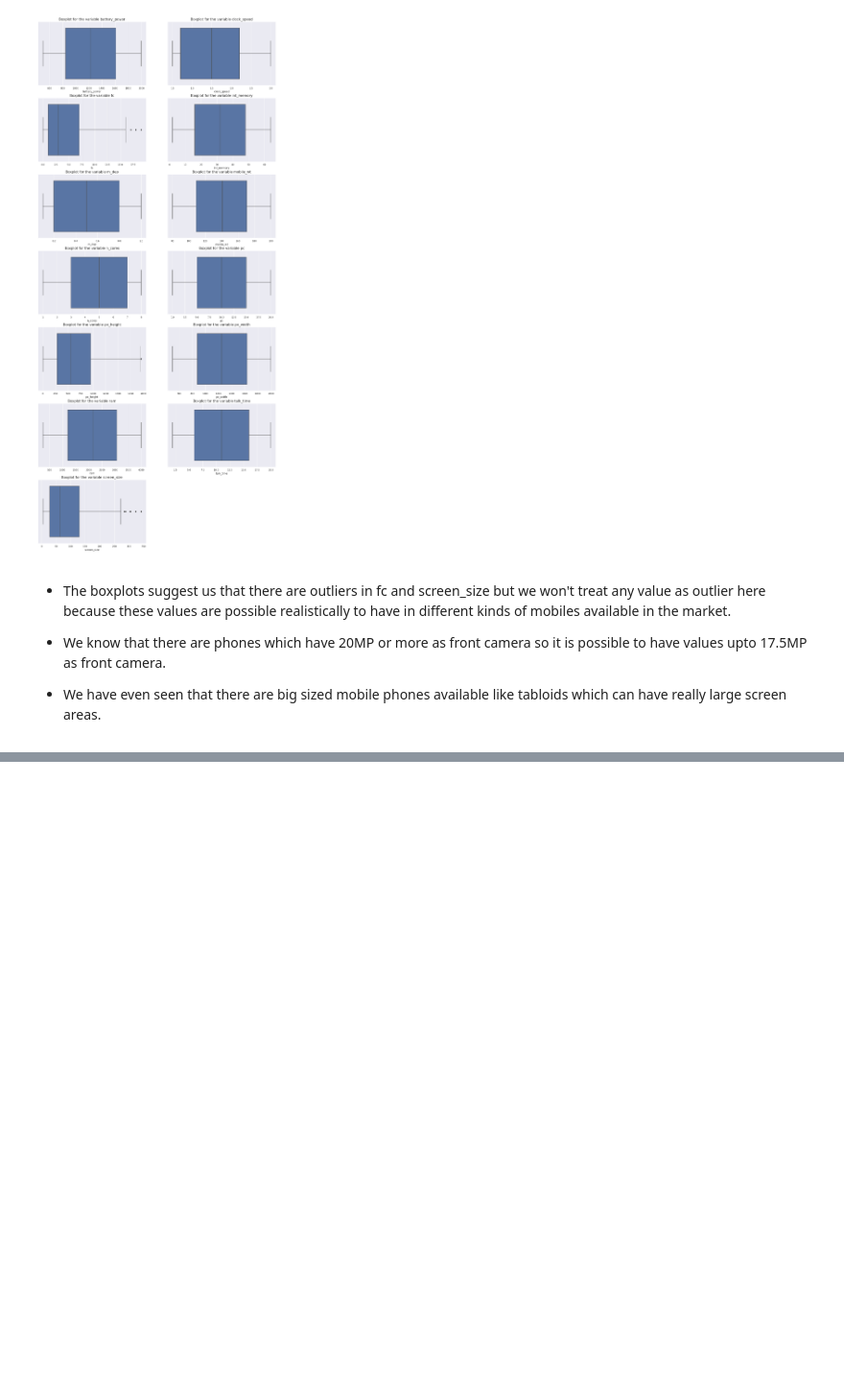
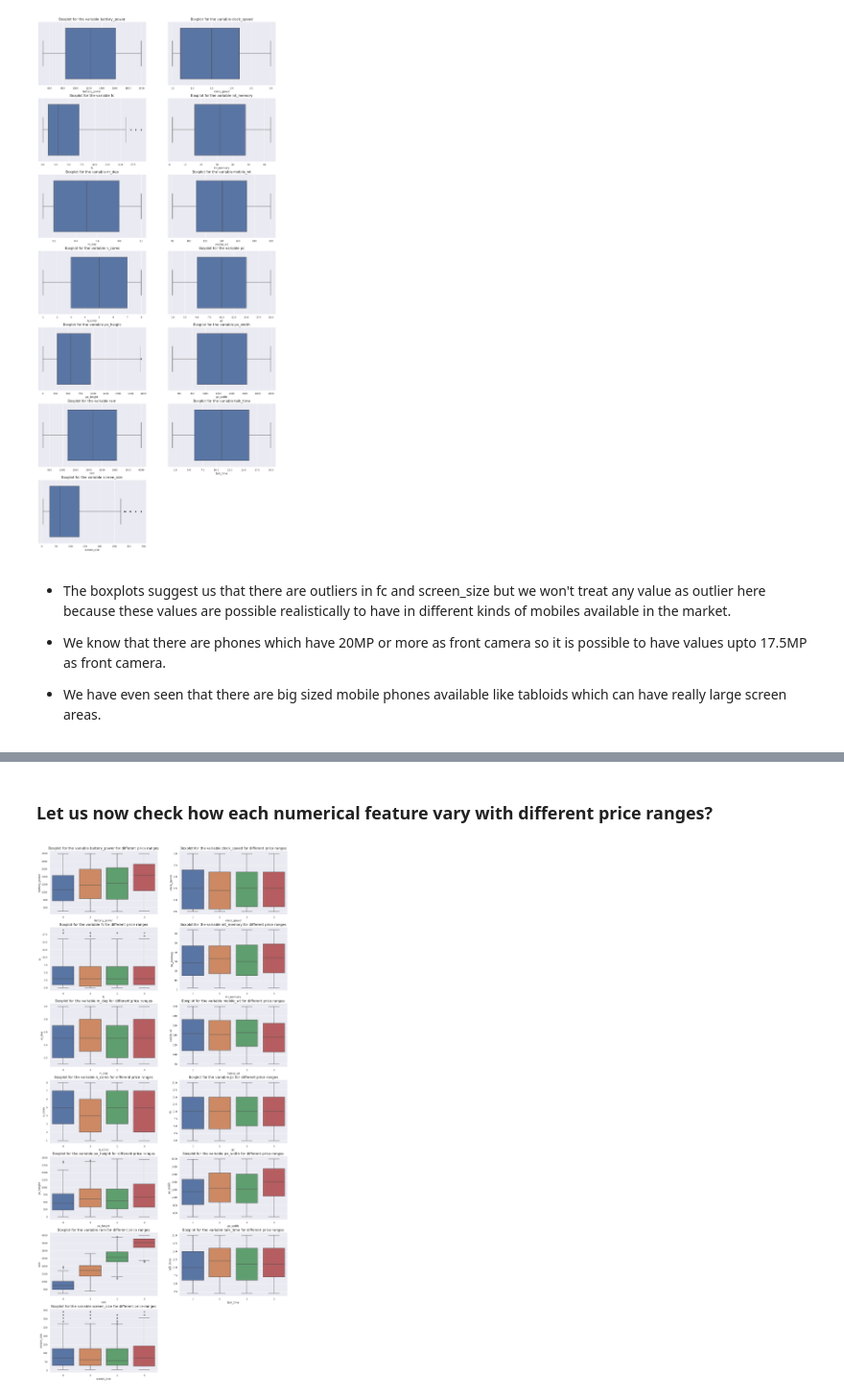
Before and after one commit to Rudrajit12/Mobile-Price-Range-Prediction, a Jupyter notebook: Mobile_Price_Range_Prediction_Capstone_Project.ipynb, the cells around one changed output, grey strips where cells are left out. Shown at 96% size. Drawn from its saved outputs; the diff is of its cells as text; code cells hidden in the pictures; blank space fills up the shorter version.

```diff
--- a/Mobile_Price_Range_Prediction_Capstone_Project.ipynb
+++ b/Mobile_Price_Range_Prediction_Capstone_Project.ipynb
@@ -414,0 +440,14 @@ for feature in num_features:
+# %% [markdown]
+### **Let us now check how each numerical feature vary with different price ranges?**
+# %%
+# plot the boxplots of the numerical features
+count = 1
+plt.subplots(figsize=(20,45))
+for feature in num_features:
+  plt.subplot(7,2,count)
+  sns.boxplot(y=phone_df[feature], x=phone_df['price_range'])
+  plt.title(f"Boxplot for the variable {feature} for different price ranges", fontsize=16)
+  plt.xlabel(f"{feature}")
+  count += 1
+# %% [output]
+[figure, added]
```
Also changed, not shown: parts of 5 cells of this notebook.
